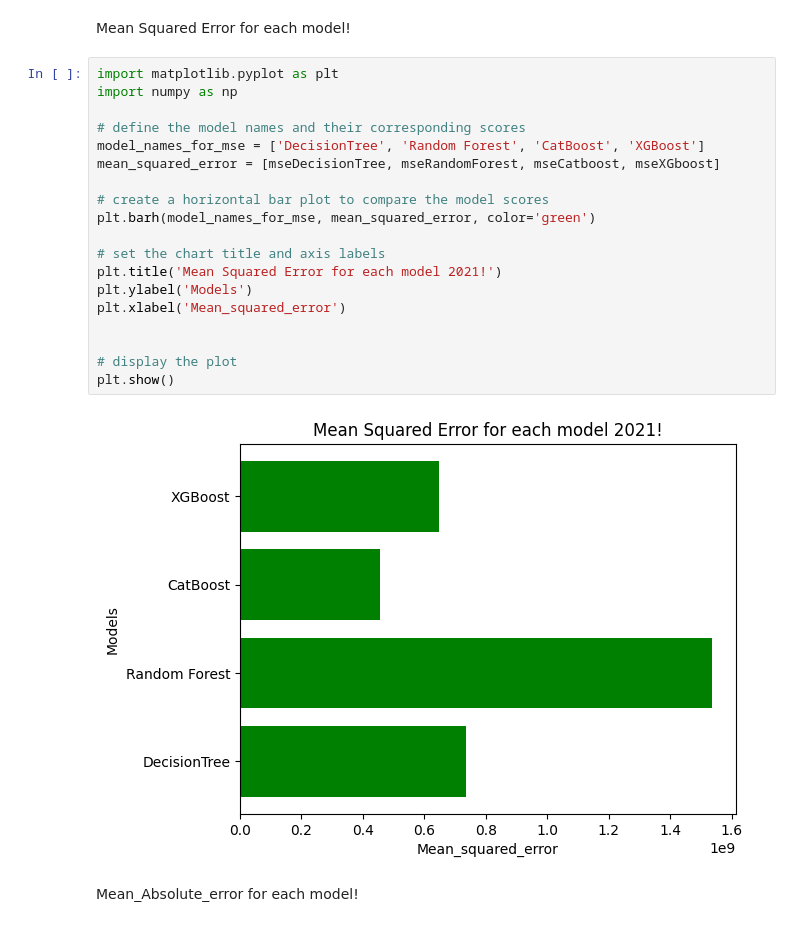
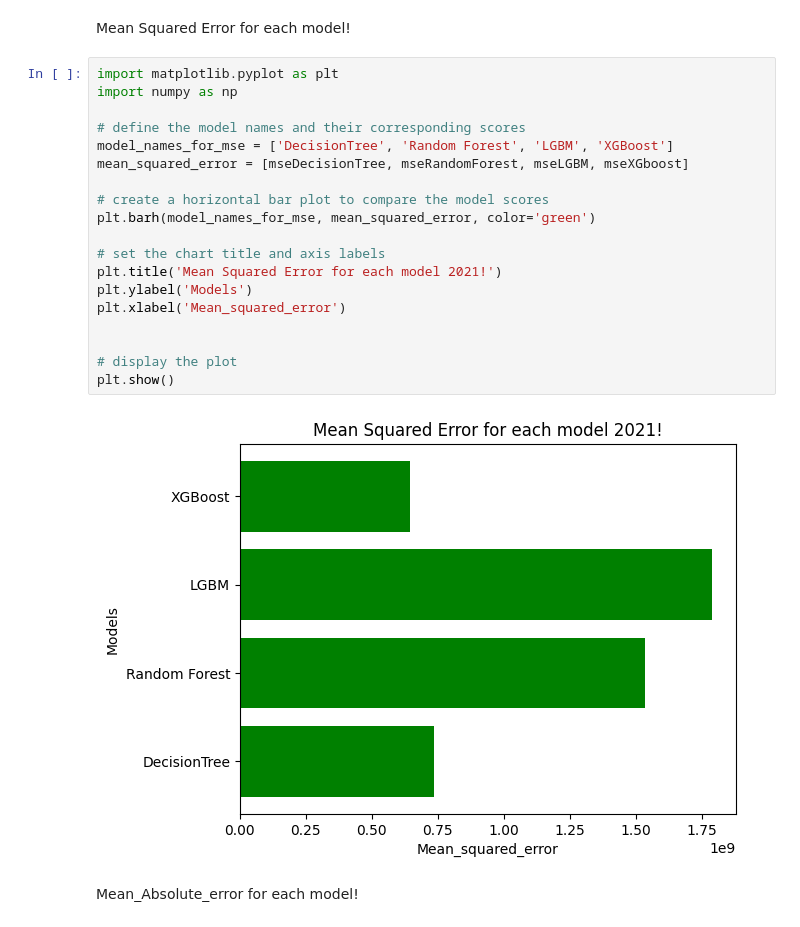
Before and after one commit to MGASALUCAS/TotoAfyaMbeya, a Jupyter notebook: Machine Learning Modeling - 2021.ipynb, the cells around one changed output. Saved outputs shown, nothing was run; the diff lists cells and outputs as text.

Commit message:
Updated ML model for 2021

```diff
--- a/Machine Learning Modeling - 2021.ipynb
+++ b/Machine Learning Modeling - 2021.ipynb
@@ -381,24 +408,24 @@ Mean Squared Error for each model!
 # %%
 import matplotlib.pyplot as plt
 import numpy as np
 
 # define the model names and their corresponding scores
-model_names_for_mse = ['DecisionTree', 'Random Forest', 'CatBoost', 'XGBoost']
-mean_squared_error = [mseDecisionTree, mseRandomForest, mseCatboost, mseXGboost]
+model_names_for_mse = ['DecisionTree', 'Random Forest', 'LGBM', 'XGBoost']
+mean_squared_error = [mseDecisionTree, mseRandomForest, mseLGBM, mseXGboost]
 
 # create a horizontal bar plot to compare the model scores
 plt.barh(model_names_for_mse, mean_squared_error, color='green')
 
 # set the chart title and axis labels
 plt.title('Mean Squared Error for each model 2021!')
 plt.ylabel('Models')
 plt.xlabel('Mean_squared_error')
 
 
 # display the plot
 plt.show()
 # %% [output]
-[figure, old version]
+[figure, new version]
 # %% [markdown]
 Mean_Absolute_error for each model!
 # %%
```
Also changed, not shown: parts of 9 cells of this notebook.
